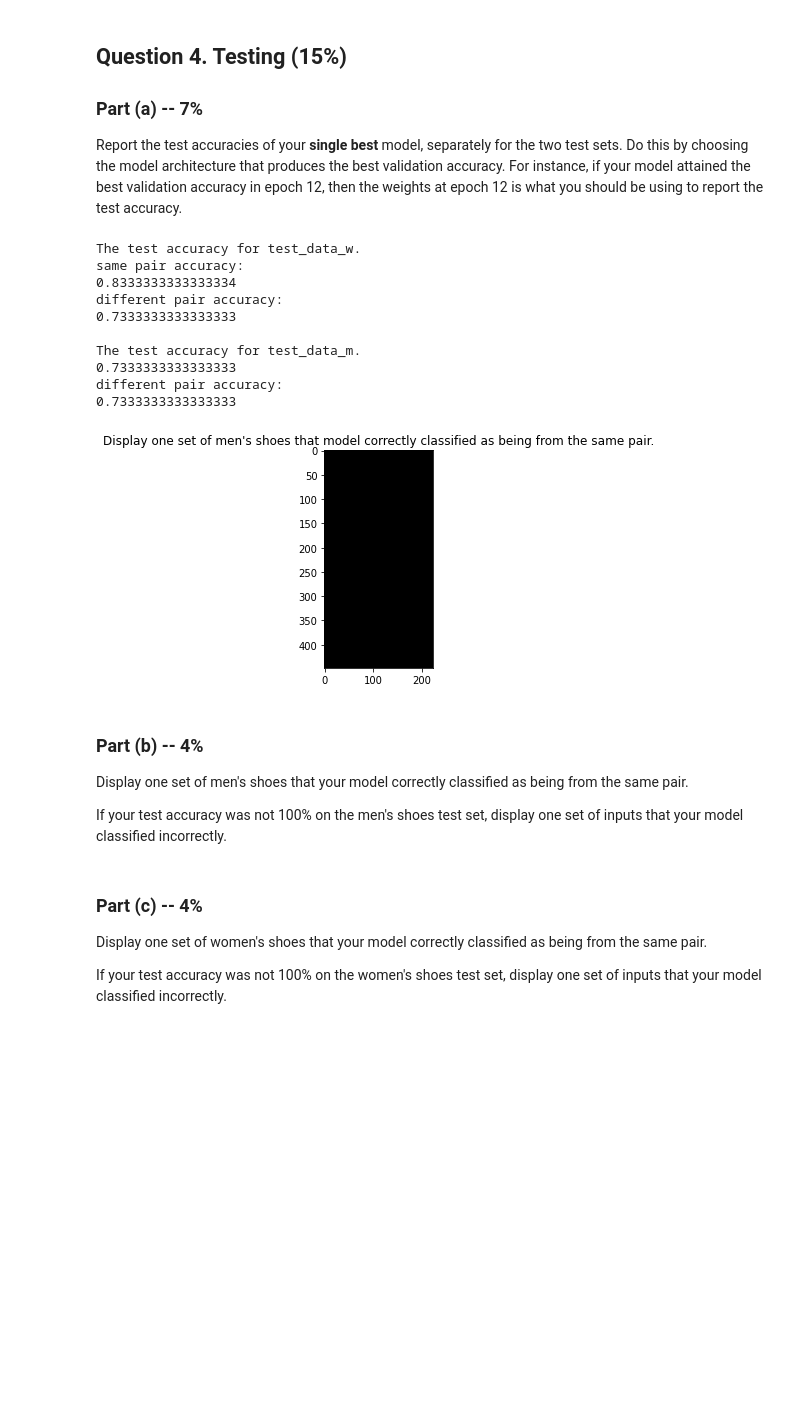
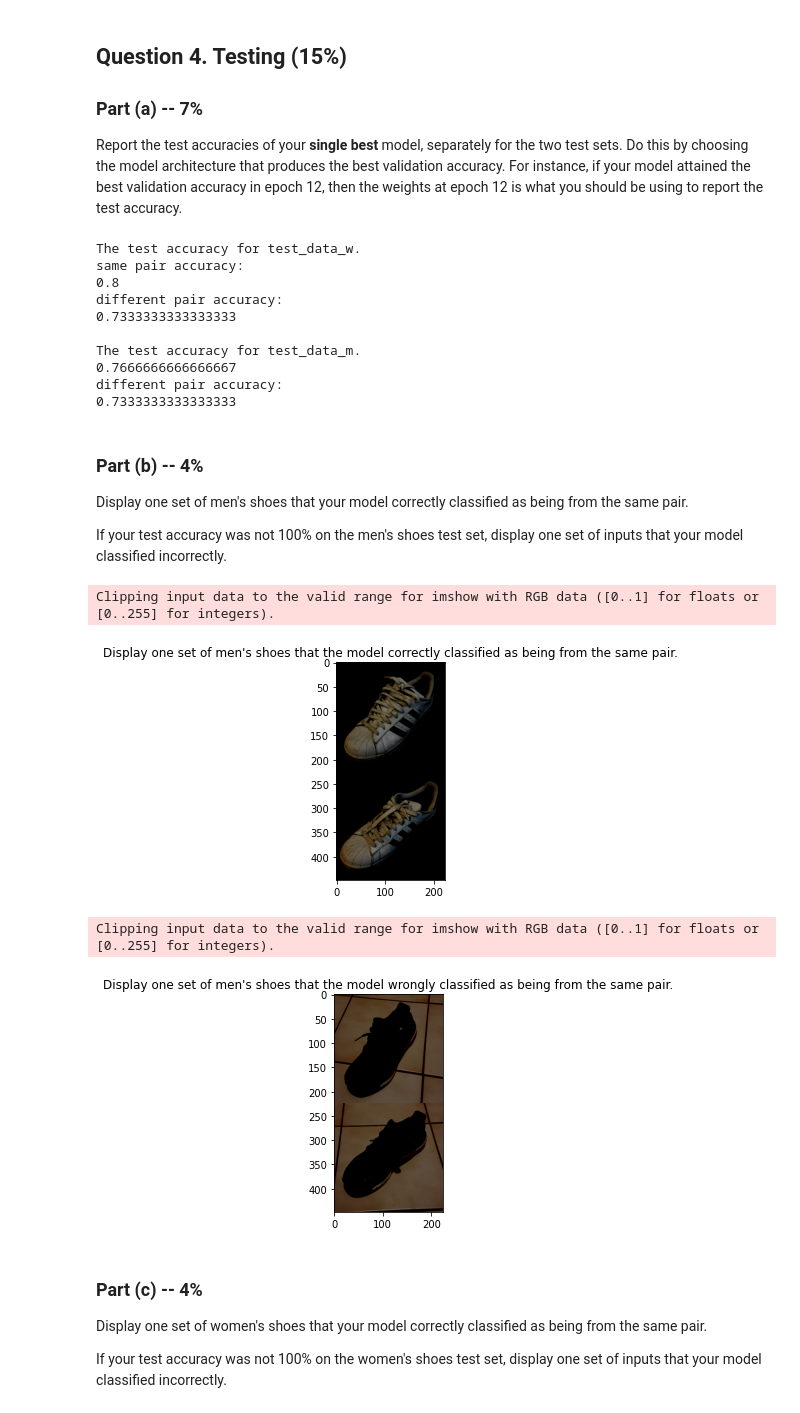
Before and after one commit to zivmo99/DeepLearning3, a Jupyter notebook: Assignment3_ipynb.ipynb, the cells around one changed output. Drawn from its saved outputs; the diff is of its cells as text; code cells hidden in the pictures; blank space fills up the shorter version.

```diff
--- a/Assignment3_ipynb.ipynb
+++ b/Assignment3_ipynb.ipynb
@@ -845,8 +843,7 @@ best validation accuracy in epoch 12, then the weights at epoch 12 is what you s
 to report the test accuracy.
 # %%
 # Write your code here. Make sure to include the test accuracy in your report
-m_same_pair_correct = np.zeros((224*2,224,3))
-w_same_pair_correct = np.zeros((224*2,224,3))
+
 
 
 acc = (get_test_accuracy(cnnChannel,  test_data_w))
@@ -863,23 +860,17 @@ print("The test accuracy for test_data_m.")
 print(acc[0])
 print("different pair accuracy:")
 print(acc[1])
-
-
-plt.title("Display one set of men's shoes that model correctly classified as being from the same pair.")
-plt.imshow(m_same_pair_correct)
-plt.show()
 # %% [output]
 The test accuracy for test_data_w.
 same pair accuracy:
-0.8333333333333334
+0.8
 different pair accuracy:
 0.7333333333333333
 
 The test accuracy for test_data_m.
-0.7333333333333333
+0.7666666666666667
 different pair accuracy:
 0.7333333333333333
-[figure, removed]
 # %% [markdown]
 ### Part (b) -- 4%
 
@@ -888,6 +879,28 @@ from the same pair.
 
 If your test accuracy was not 100% on the men's shoes test set,
 display one set of inputs that your model classified incorrectly.
+# %%
+
+m_same_pair_correct = np.zeros((224*2,224,3))
+m_same_pair_wrong = np.zeros((224*2,224,3))
+
+for i in range(len(test_data_m)):
+  res = get_test_accuracy(cnnChannel, test_data_m[i:i+1], batch_size = 1)
+  if(res[0] == 1): m_same_pair_correct = generate_same_pair(test_data_m[i:i+1])
+  else: m_same_pair_wrong = generate_same_pair(test_data_m[i:i+1])
+
+plt.title("Display one set of men's shoes that the model correctly classified as being from the same pair.")
+plt.imshow(m_same_pair_correct[0])
+plt.show()
+
+plt.title("Display one set of men's shoes that the model wrongly classified as being from the same pair.")
+plt.imshow(m_same_pair_wrong[0])
+plt.show()
+# %% [output]
+Clipping input data to the valid range for imshow with RGB data ([0..1] for floats or [0..255] for integers).
+[figure, added]
+Clipping input data to the valid range for imshow with RGB data ([0..1] for floats or [0..255] for integers).
+[figure, added]
 # %% [markdown]
 
 ### Part (c) -- 4%
```
Also changed, not shown: parts of 5 cells of this notebook.
